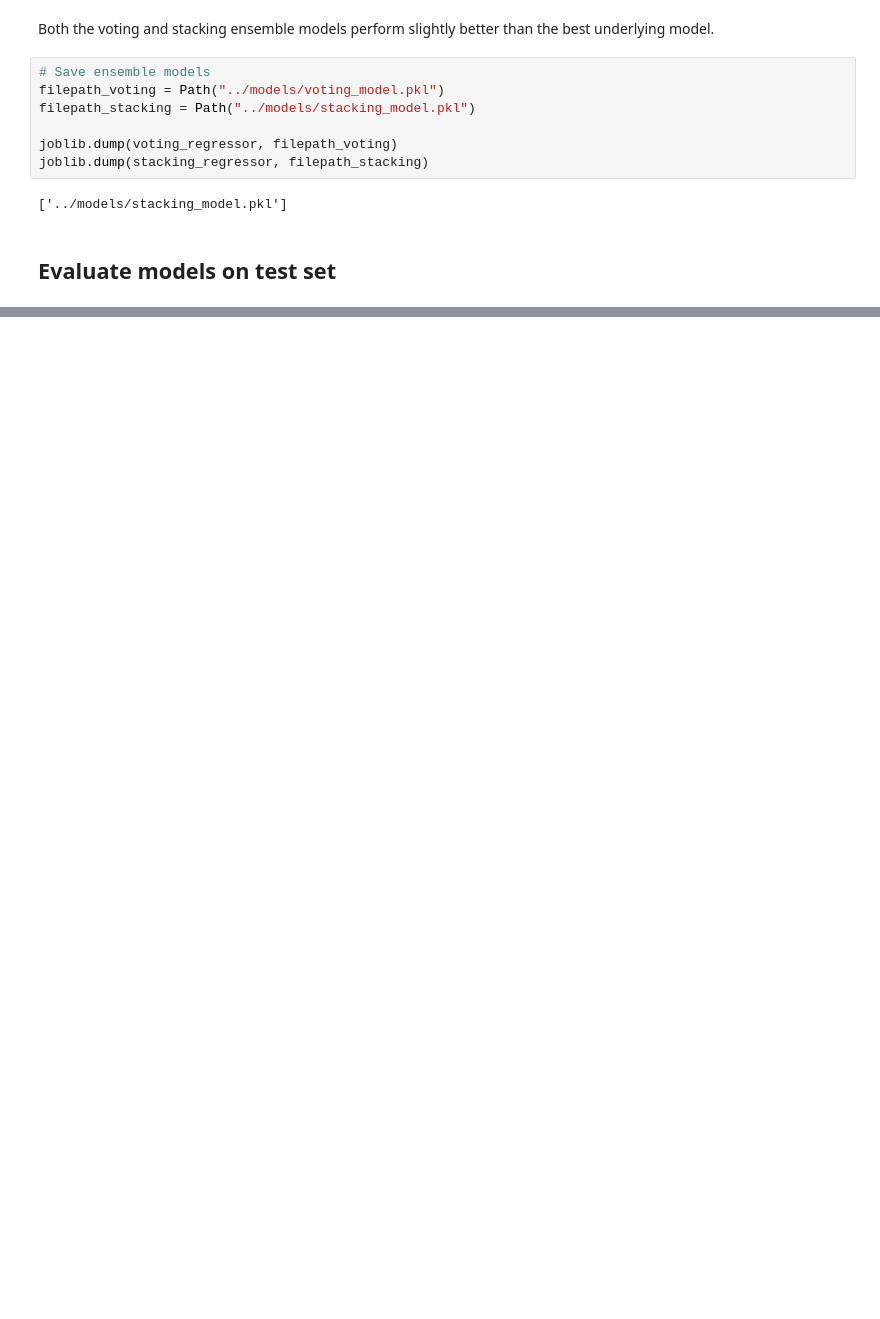
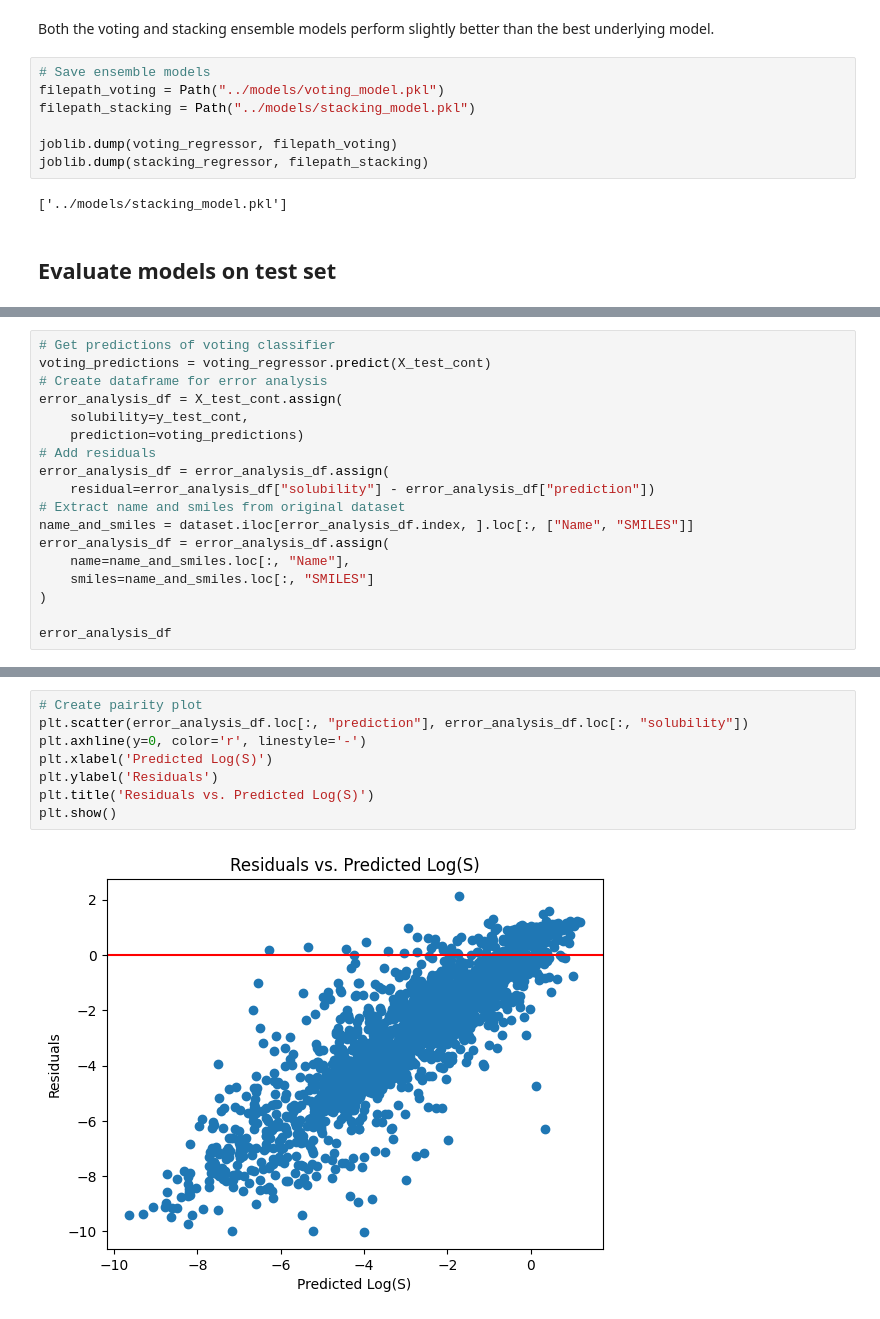
Before and after one commit to ManuelGehl/molecule_solubility, a Jupyter notebook: scripts/Model_building.ipynb, the cells around one changed output, grey strips where cells are left out. Drawn from its saved outputs; the diff is of its cells as text; blank space fills up the shorter version.

Commit message:
Final model building, error analysis started

```diff
--- a/scripts/Model_building.ipynb
+++ b/scripts/Model_building.ipynb
@@ -436,0 +440,18 @@ plt.scatter(
+# %%
+# Get predictions of voting classifier
+voting_predictions = voting_regressor.predict(X_test_cont)
+# Create dataframe for error analysis
+error_analysis_df = X_test_cont.assign(
+    solubility=y_test_cont,
+    prediction=voting_predictions)
+# Add residuals
+error_analysis_df = error_analysis_df.assign(
+    residual=error_analysis_df["solubility"] - error_analysis_df["prediction"])
+# Extract name and smiles from original dataset
+name_and_smiles = dataset.iloc[error_analysis_df.index, ].loc[:, ["Name", "SMILES"]]
+error_analysis_df = error_analysis_df.assign(
+    name=name_and_smiles.loc[:, "Name"],
+    smiles=name_and_smiles.loc[:, "SMILES"]
+)
+
+error_analysis_df
@@ -436,0 +472,10 @@ plt.scatter(
+# %%
+# Create pairity plot
+plt.scatter(error_analysis_df.loc[:, "prediction"], error_analysis_df.loc[:, "solubility"])
+plt.axhline(y=0, color='r', linestyle='-')
+plt.xlabel('Predicted Log(S)')
+plt.ylabel('Residuals')
+plt.title('Residuals vs. Predicted Log(S)')
+plt.show()
+# %% [output]
+[figure, added]
```
Also changed, not shown: parts of 15 cells of this notebook.
